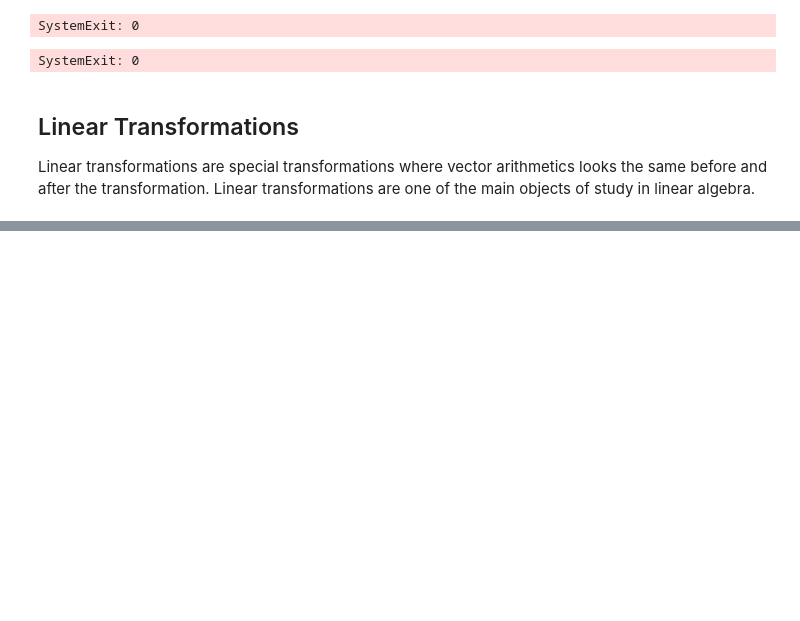
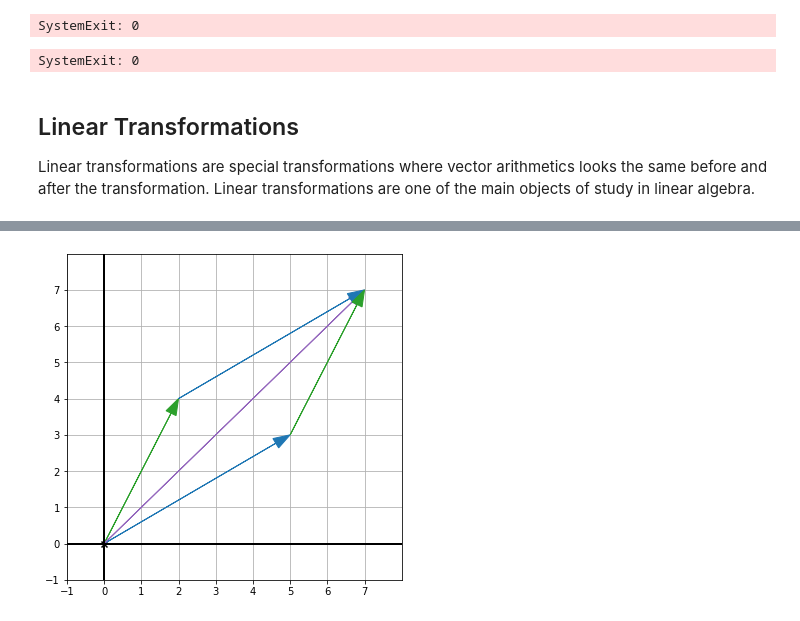
Before and after one commit to sergiofgonzalez/math-workbench, a Jupyter notebook: 03-transformations/01-transformation-concepts-notebook/transformations.ipynb, the cells around one changed output, grey strips where cells are left out. Saved outputs shown, nothing was run; the diff lists cells and outputs as text; code cells hidden in the pictures; blank space fills up the shorter version.

```diff
--- a/03-transformations/01-transformation-concepts-notebook/transformations.ipynb
+++ b/03-transformations/01-transformation-concepts-notebook/transformations.ipynb
@@ -302,0 +305,16 @@ Let's try to understand what *linear transformations* mean with examples:
+# %%
+from draw2d import draw2d, Arrow2D, blue, green, purple
+from vectors_my_implementation import add
+
+u = (5, 3)
+v = (2, 4)
+
+draw2d(
+    Arrow2D(u, color=blue),
+    Arrow2D(v, color=green),
+    Arrow2D(add(u, v), color=purple),
+    Arrow2D(add(u, v), v, color=blue),
+    Arrow2D(add(u, v), u, color=green)
+)
+# %% [output]
+[figure, added]
```
Also changed, not shown: parts of 40 cells of this notebook, 6 other files.
